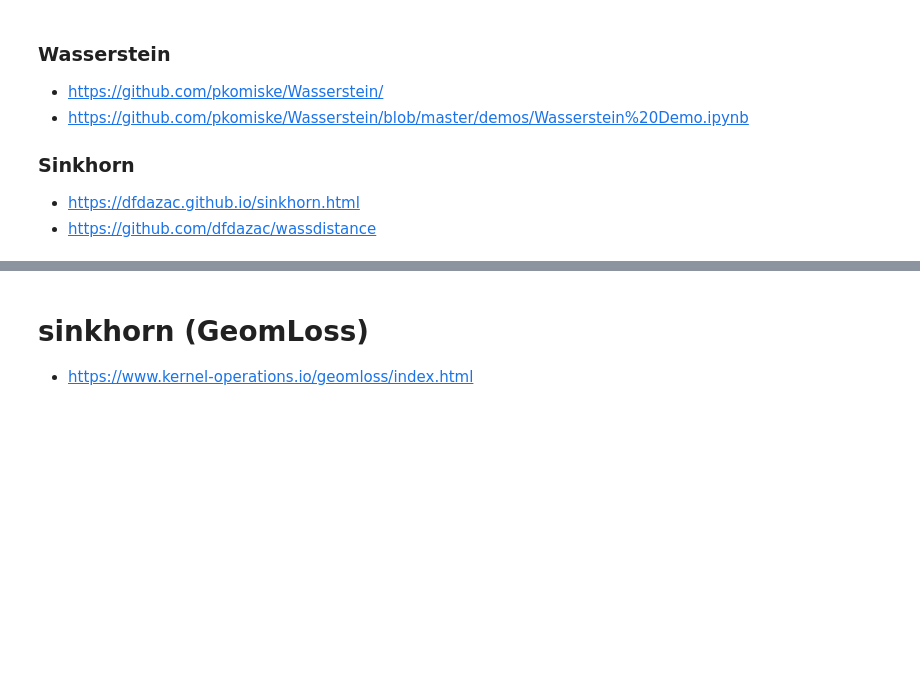
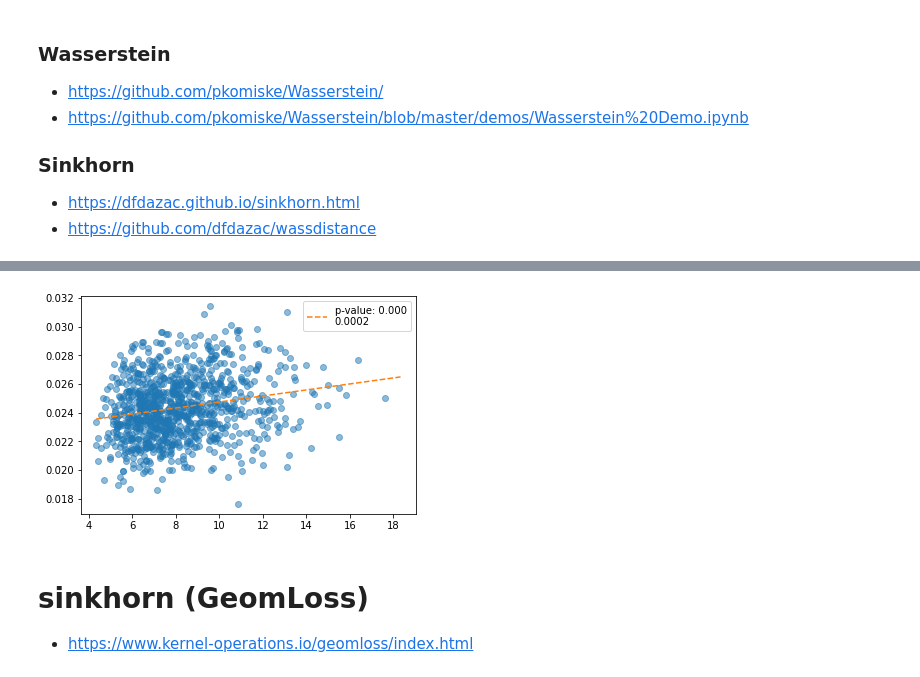
Before and after one commit to Polichinel/HydraNet_001, a Jupyter notebook: wasserstein_test.ipynb, the cells around one changed output, grey strips where cells are left out. Saved outputs shown, nothing was run; the diff lists cells and outputs as text; code cells hidden in the pictures; blank space fills up the shorter version.

```diff
--- a/wasserstein_test.ipynb
+++ b/wasserstein_test.ipynb
@@ -176,3 +223,43 @@ show_sinkhorn3d(a, b, P)
+# %%
+w_list = []
+s_list = []
+
+iterations = 1000
+
+for i in range(iterations):
+
+    M = 100
+    coords0, coords1 = np.random.rand(2, M, 2)
+    weights0, weights1 = np.random.rand(2, M)
+
+
+    #Wasserstein ----------------------------
+    emd = wasserstein.EMD(n_iter_max = 10000)
+    emd_val = emd(weights0, coords0, weights1, coords1)
+    w_list.append(emd_val)
+
+    # Sinkhorn -------------------------------
+    a = np.column_stack([coords0, weights0])
+    b = np.column_stack([coords1, weights1])
+
+    x = torch.tensor(a, dtype=torch.float)
+    y = torch.tensor(b, dtype=torch.float)
+
+    sinkhorn = SinkhornDistance(eps=0.0001, max_iter=10000, reduction=None)
+    dist, P, C = sinkhorn(x, y)
+    s_list.append(dist.item())
+# %%
+results=stats.linregress(w_list, s_list)
+
+reg_x = np.arange(min(w_list), max(w_list)+1, 1)
+reg_y = results.intercept + results.slope*reg_x
+
+plt.plot(w_list, s_list, 'o', alpha = 0.5)
+plt.plot(reg_x, reg_y, '--', label = f'p-value: {results.pvalue:.3f}\n{results.slope:.4f}')
+plt.legend()
+plt.show()
+# %% [output]
+[figure, added]
 # %% [markdown]
 # sinkhorn (GeomLoss)
 - https://www.kernel-operations.io/geomloss/index.html
```
Also changed, not shown: parts of 11 cells of this notebook.
